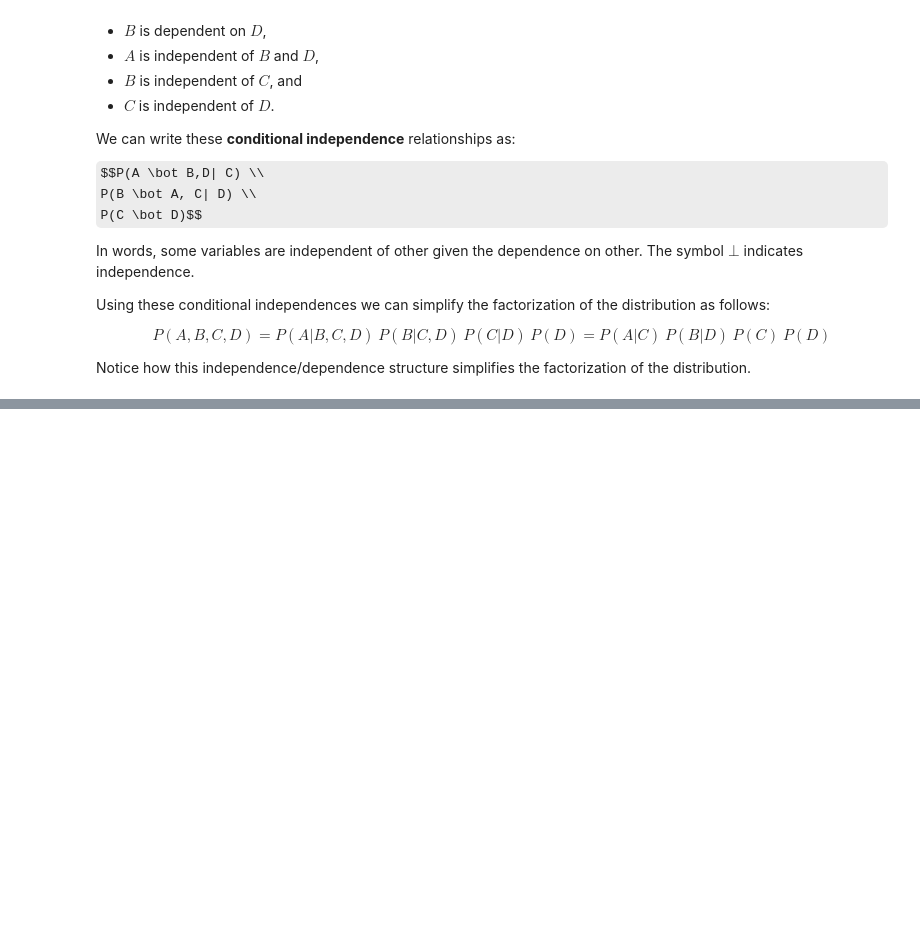
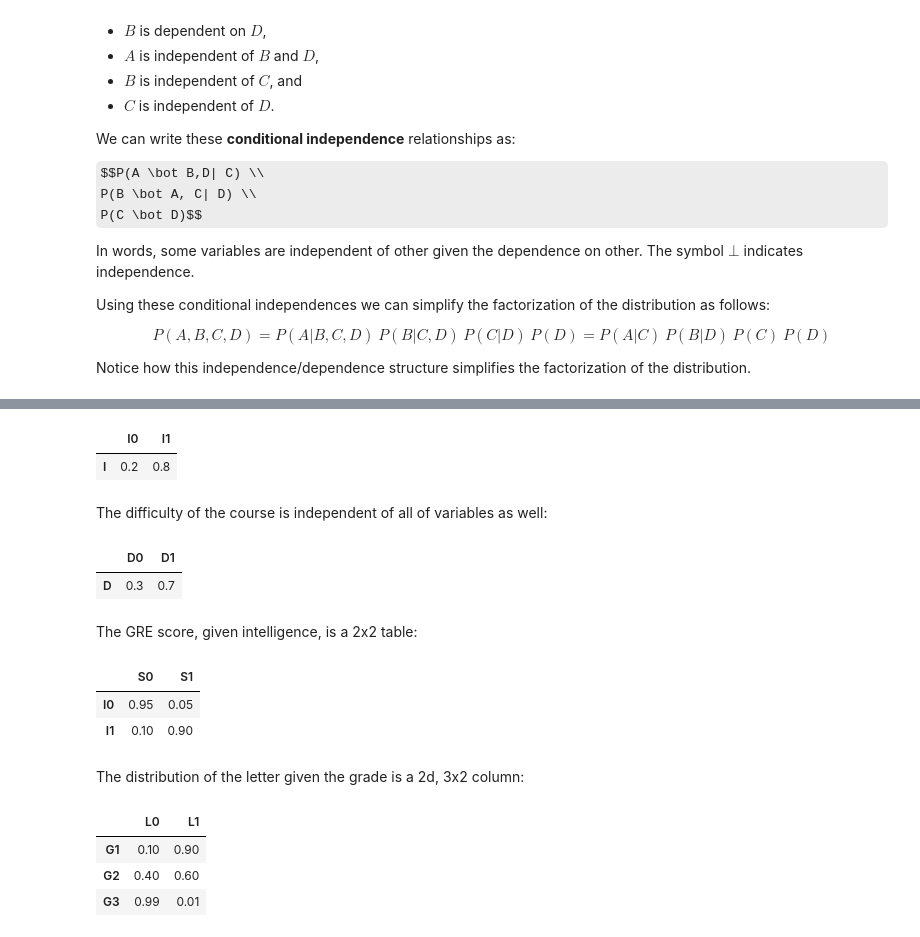
Before and after one commit to StephenElston/CSCI_E_82A_Probabalistic_Programming, a Jupyter notebook: Lesson1_Introduction_Probability/Review_of_Probability.ipynb, the cells around one changed output, grey strips where cells are left out. Cells and saved outputs as stored; diff of their text form; code cells hidden in the pictures; some formulas as TeX source; blank space fills up the shorter version.

```diff
--- a/Lesson1_Introduction_Probability/Review_of_Probability.ipynb
+++ b/Lesson1_Introduction_Probability/Review_of_Probability.ipynb
@@ -266,0 +287,33 @@ Notice how this independence/dependence structure simplifies the factorization o
+# %%
+I = pd.DataFrame({'I':[0.2,0.8]}, index = ['I0','I1'])
+I.transpose()
+# %% [output]
+|  | I0 | I1 |
+| I | 0.2 | 0.8 |
+# %% [markdown]
+The difficulty of the course is independent of all of variables as well:
+# %%
+D = pd.DataFrame({'D':[0.3,0.7]}, index = ['D0','D1'])
+D.transpose()
+# %% [output]
+|  | D0 | D1 |
+| D | 0.3 | 0.7 |
+# %% [markdown]
+The GRE score, given intelligence, is a 2x2 table:
+# %%
+GREGivenI = pd.DataFrame({'S0':[0.95,0.1],'S1':[0.05,0.9]}, index = ['I0','I1'])
+GREGivenI
+# %% [output]
+|  | S0 | S1 |
+| I0 | 0.95 | 0.05 |
+| I1 | 0.10 | 0.90 |
+# %% [markdown]
+The distribution of the letter given the grade is a 2d, 3x2 column:
+# %%
+L = pd.DataFrame({'L0':[0.1,0.4,0.99],'L1':[0.9,0.6,0.01]}, index = ['G1','G2','G3'])
+L
+# %% [output]
+|  | L0 | L1 |
+| G1 | 0.10 | 0.90 |
+| G2 | 0.40 | 0.60 |
+| G3 | 0.99 | 0.01 |
```
Also changed, not shown: parts of 17 cells of this notebook.
